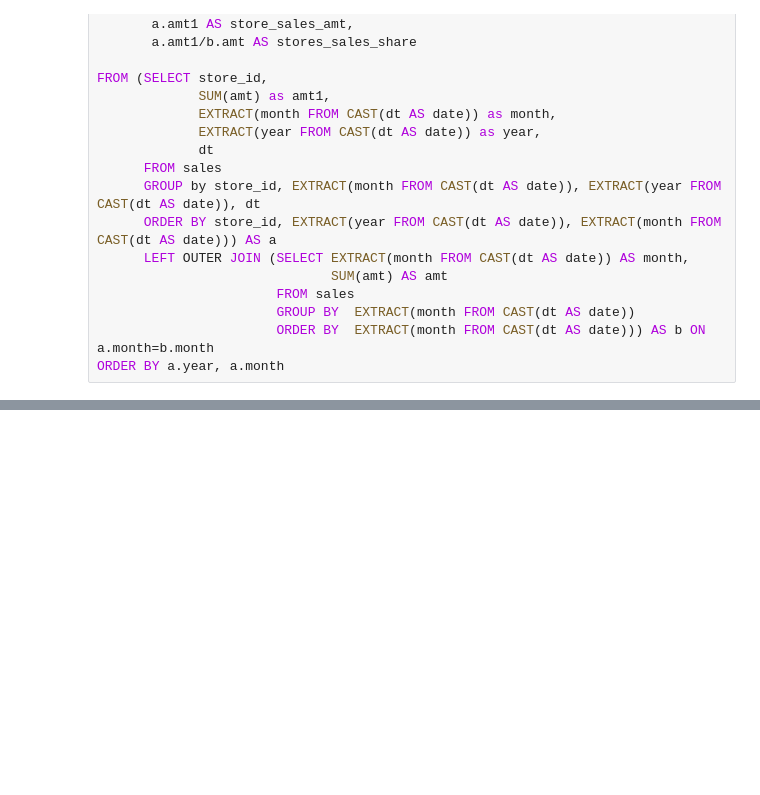
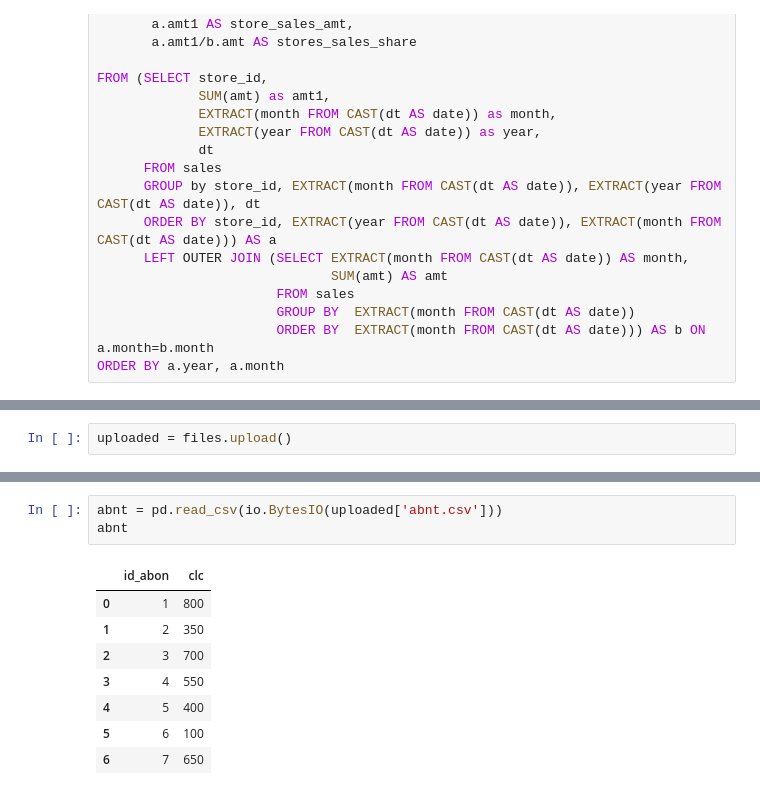
Before and after one commit to serikkk84/practicum, a Jupyter notebook: Untitled1.ipynb, the cells around one changed output, grey strips where cells are left out. Saved outputs shown, nothing was run; the diff lists cells and outputs as text; blank space fills up the shorter version.

```diff
--- a/Untitled1.ipynb
+++ b/Untitled1.ipynb
@@ -161,0 +214,2 @@ ORDER BY a.year, a.month
+# %%
+uploaded = files.upload()
@@ -161,0 +219,12 @@ ORDER BY a.year, a.month
+# %%
+abnt = pd.read_csv(io.BytesIO(uploaded['abnt.csv']))
+abnt
+# %% [output]
+|  | id_abon | clc |
+| 0 | 1 | 800 |
+| 1 | 2 | 350 |
+| 2 | 3 | 700 |
+| 3 | 4 | 550 |
+| 4 | 5 | 400 |
+| 5 | 6 | 100 |
+| 6 | 7 | 650 |
```
Also changed, not shown: parts of 15 cells of this notebook.
